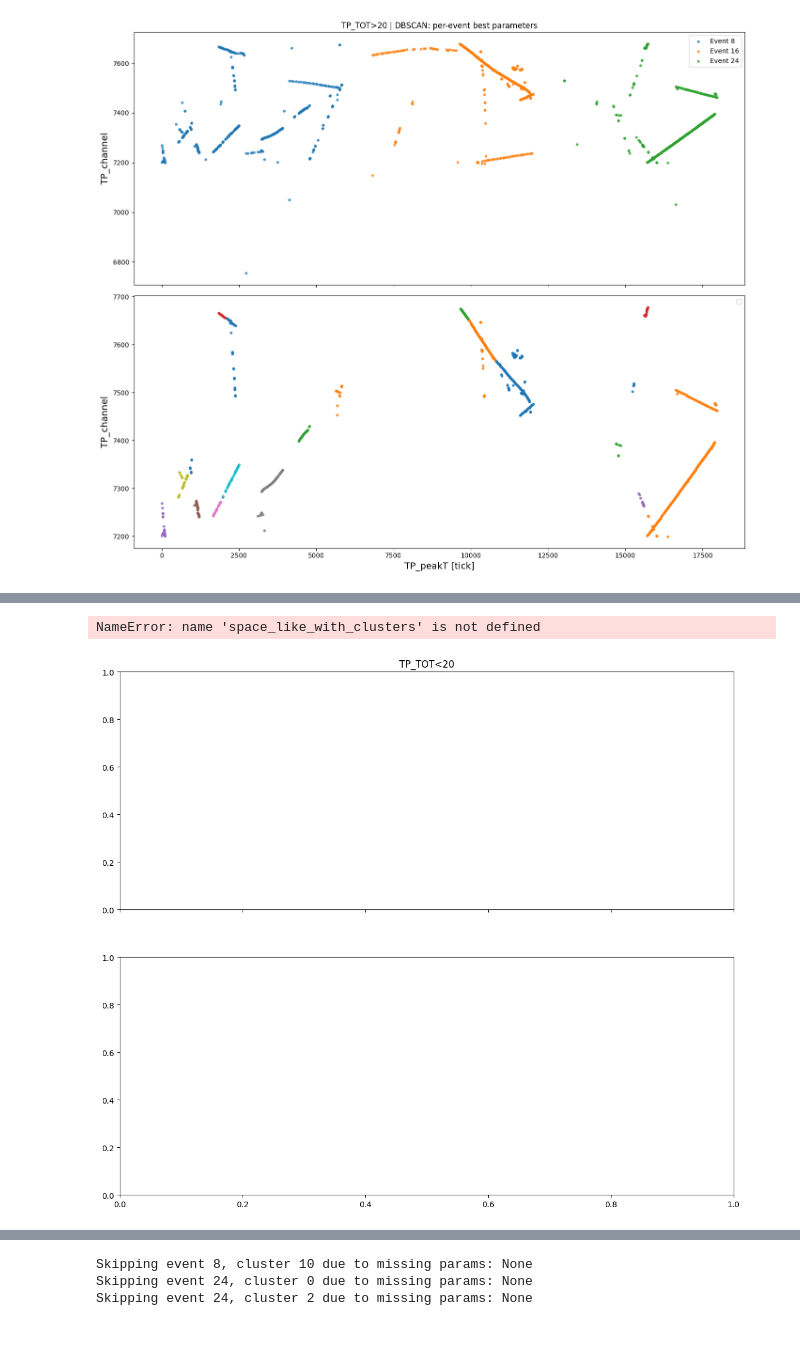
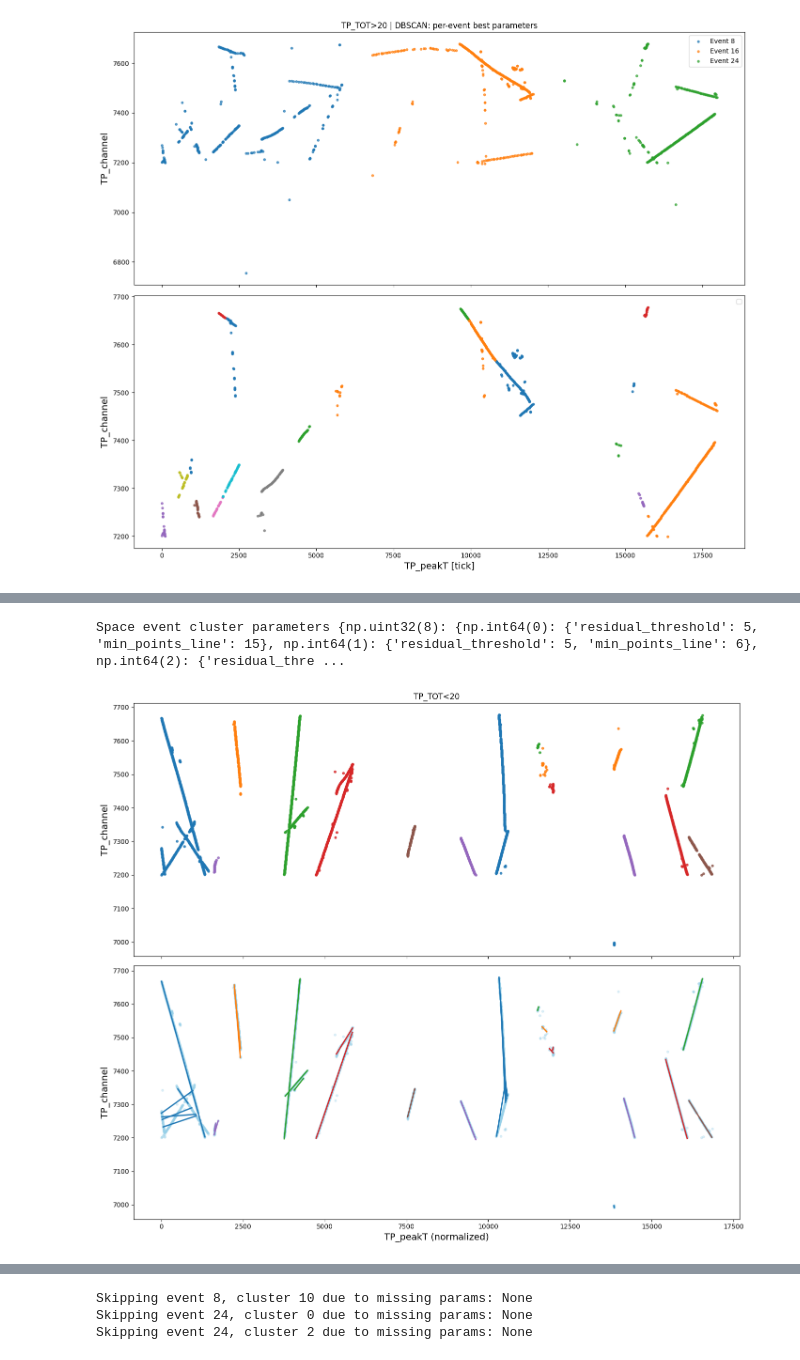
Before and after one commit to JuliaFavaro/SS25_TP_ProtoDUNE, a Jupyter notebook: src/RUN_test_run.ipynb, the cells around one changed output, grey strips where cells are left out. Cells and saved outputs as stored; diff of their text form; code cells hidden in the pictures.

```diff
--- a/src/RUN_test_run.ipynb
+++ b/src/RUN_test_run.ipynb
@@ -838,9 +747,11 @@ plt.show()
 # %%
 import optuna
 from sklearn.linear_model import RidgeCV
+from sklearn.linear_model import RANSACRegressor, Ridge
 from scipy.stats import norm
 
 optuna.logging.set_verbosity(optuna.logging.WARNING) # reduces the Optuna messages
+sampler = optuna.samplers.TPESampler(seed=42)
 
 def mle_log_likelihood(X, y, model):
     y_pred = model.predict(X)
@@ -851,15 +762,15 @@ def mle_log_likelihood(X, y, model):
     ll = np.sum(norm.logpdf(y, loc=y_pred, scale=np.sqrt(sigma2)))
     return ll
 
-def make_objective(X, y):
+def make_objective(X, y, random_seed=42):
     def objective(trial):
-        residual_threshold = trial.suggest_int('residual_threshold', 5, 20)
+        residual_threshold = trial.suggest_int('residual_threshold', 5, 10)
         min_points_line = trial.suggest_int('min_points_line', 5, 20)
         model = RANSACRegressor(
             RidgeCV(alphas=np.logspace(0.01, 1, 20)), # cross validation for determinating the alpha best parameter: should make the code more stable
             residual_threshold=residual_threshold,
             min_samples=min_points_line,
-            random_state=42
+            random_state=random_seed
         )
         try:
             model.fit(X, y)
@@ -891,8 +802,9 @@ def get_best_ransac_params_per_event_cluster(df, event_col='event', cluster_col=
             X = sub[[x_col]].values
             y = sub[y_col].values
             if len(X) < min_cluster_points: continue
-            objective = make_objective(X, y)
-            study = optuna.create_study(direction="maximize")
+            objective = make_objective(X, y, random_seed=42)
+            sampler = optuna.samplers.TPESampler(seed=42)
+            study = optuna.create_study(direction="maximize", sampler=sampler)
             study.optimize(objective, n_trials=optuna_trials)
             event_cluster_params[ev][c] = study.best_trial.params
     return event_cluster_params
@@ -916,69 +830,67 @@ axs[0].set_title("TP_TOT<20")
 events = np.unique(space_like_with_clusters['event'])
 colors = plt.cm.tab10.colors
 
+print(f"Space event cluster parameters {space_event_cluster_params} ")
 # Top panel: cluster points
 offset = 0
 for i, ev in enumerate(events):
     sel = space_like_with_clusters[space_like_with_clusters['event'] == ev].copy()
     sel['TP_peakT'] = sel['TP_peakT'] - sel['TP_peakT'].min() + offset
     tmin = sel['TP_peakT'].min()
     tmax = sel['TP_peakT'].max()
     for c in np.unique(sel['cluster']):
         if c == -1: continue  # skip noise
         sub = sel[sel['cluster'] == c]
         axs[0].scatter(sub['TP_peakT'], sub['TP_channel'], s=10, alpha=0.8, color=colors[c % 10])
     offset += tmax - tmin + 1000
 axs[0].set_ylabel('TP_channel', fontsize=14)
 
 # Bottom panel: fitted tracks per cluster
 offset = 0
 for i, ev in enumerate(events):
-    sel = tps_coll_APA2[tps_coll_APA2['event'] == ev].copy()
-    event_results = results[results['event'] == ev]
-    # Check for good clustering parameters
-    if (event_results.empty or
-        np.isnan(event_results['best_eps'].values[0]) or
-        np.isnan(event_results['best_min_samples'].values[0]) or
-        event_results['best_silhouette'].values[0] < 0.1):
-        skipped_events.append(ev)
-        continue  # skip events with no good clustering
-    best_eps = event_results['best_eps'].values[0]
-    best_min_samples = int(event_results['best_min_samples'].values[0])
+    sel = space_like_with_clusters[space_like_with_clusters['event'] == ev].copy()
     sel['TP_peakT'] = sel['TP_peakT'] - sel['TP_peakT'].min() + offset
     tmin = sel['TP_peakT'].min()
     tmax = sel['TP_peakT'].max()
-    X = sel[['TP_peakT', 'TP_channel']].values
-    db = DBSCAN(eps=best_eps, min_samples=best_min_samples).fit(X)
-    sel['cluster'] = db.labels_
-    labels = sel['cluster']
-    n_clusters = len(set(labels)) - (1 if -1 in labels else 0)
-    if n_clusters > 1:
-        print(f'Silhouette (event {ev}): {metrics.silhouette_score(X, labels)}')
-    else:
-        print(f'Silhouette (event {ev}): N/A (only one cluster or all noise)')
     for c in np.unique(sel['cluster']):
         if c == -1: continue
         sub = sel[sel['cluster'] == c]
-        axs[1].scatter(sub['TP_peakT'], sub['TP_channel'], s=10, alpha=0.8, color=colors[c % 10])
+        X = sub[['TP_peakT']].values
+        y = sub['TP_channel'].values
+        # Use per-event PER-CLUSTER Optuna params!
+        residual_threshold = space_event_cluster_params[ev][c]['residual_threshold']
+        min_points_line = space_event_cluster_params[ev][c]['min_points_line']
+
+        pts = np.column_stack([X.flatten(), y])
+        pts_remaining = pts.copy()
+        color_idx = c % 10
+
+            model = RANSACRegressor(
+                RidgeCV(alphas=np.linspace(0.01, 1, 100)),
+                residual_threshold=residual_threshold,
+                min_samples=min_points_line,
+                random_state=42
+            )
+            model.fit(pts_remaining[:, 0].reshape(-1, 1), pts_remaining[:, 1])
+            inlier_mask = model.inlier_mask_
+            if inlier_mask is None or np.sum(inlier_mask) < min_points_line:
+                break
+            x_in = pts_remaining[:, 0][inlier_mask]
+            x_fit = np.linspace(x_in.min(), x_in.max(), 100)
+            y_fit = model.predict(x_fit.reshape(-1, 1))
+            axs[1].plot(x_fit, y_fit, '-', color=colors[color_idx], linewidth=2)
+            pts_remaining = pts_remaining[~inlier_mask]
+            tracks_found += 1
+        axs[1].scatter(sub['TP_peakT'], sub['TP_channel'], s=10, alpha=0.3,color="#96D0E8")
     offset += tmax - tmin + 1000
 
-# Add raw points for skipped events (no good clustering) using color "#96D0E8"
-offset = 0
-for i, ev in enumerate(skipped_events):
-    sel = tps_coll_APA2[tps_coll_APA2['event'] == ev].copy()
-    sel['TP_peakT'] = sel['TP_peakT'] - sel['TP_peakT'].min() + offset
-    tmin = sel['TP_peakT'].min()
-    tmax = sel['TP_peakT'].max()
-    axs[1].scatter(sel['TP_peakT'], sel['TP_channel'], s=10, alpha=0.7, color="#96D0E8", label=f'Event {ev} (no good clustering)')
-    offset += tmax - tmin + 1000
-
-axs[1].set_xlabel('TP_peakT [tick]', fontsize=14)
+axs[1].set_xlabel('TP_peakT (normalized)', fontsize=14)
 axs[1].set_ylabel('TP_channel', fontsize=14)
 plt.tight_layout()
 plt.show()
 # %% [output]
-NameError: name 'space_like_with_clusters' is not defined
+Space event cluster parameters {np.uint32(8): {np.int64(0): {'residual_threshold': 5, 'min_points_line': 15}, np.int64(1): {'residual_threshold': 5, 'min_points_line': 6}, np.int64(2): {'residual_thre ...
-[figure, old version]
+[figure, new version]
 # %%
 # --- Example plotting using per-event, per-cluster RANSAC parameters: TIME LIKE ---
 fig, axs = plt.subplots(2, 1, figsize=(14, 12), sharex=True)
```
Also changed, not shown: parts of 17 cells of this notebook, 2 other files.
